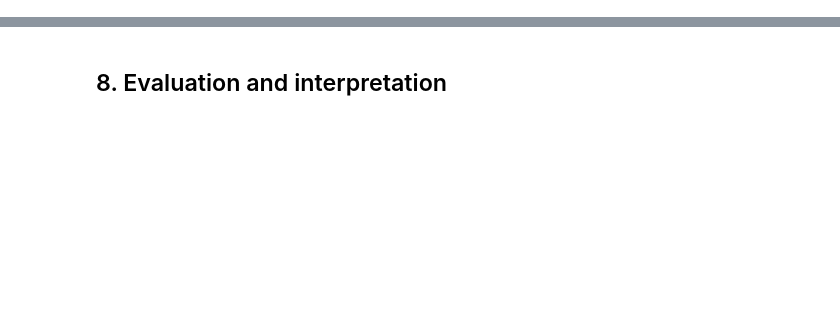
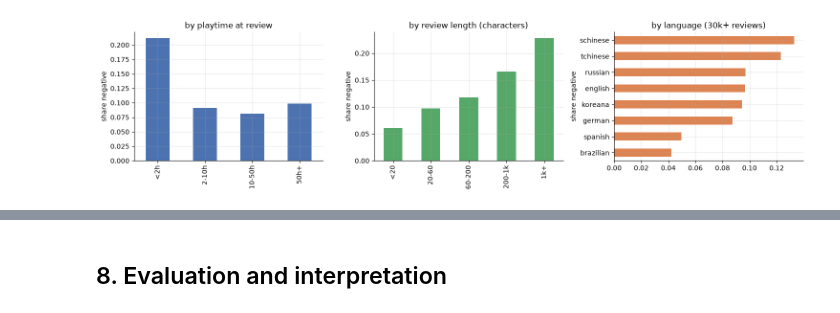
Before and after one commit to Shan713/IndieGuard, a Jupyter notebook: notebooks/review1/IndieGuard_Review1.ipynb, the cells around one changed output, grey strips where cells are left out. Drawn from its saved outputs; the diff is of its cells as text; code cells hidden in the pictures; blank space fills up the shorter version.

```diff
--- a/notebooks/review1/IndieGuard_Review1.ipynb
+++ b/notebooks/review1/IndieGuard_Review1.ipynb
@@ -236,0 +85,12 @@ How to read it:
+# %%
+cols = ["target_is_negative", "playtime_bucket", "in_refund_window", "price_tier", "review_n_chars", "language"]
+rf = pd.read_parquet(FEAT / "review_features", columns=["recommendationid"] + cols)
+
+fig, ax = plt.subplots(1, 3, figsize=(15, 3.8))
+rf[rf.playtime_bucket >= 0].groupby("playtime_bucket").target_is_negative.mean().rename({0: "<2h", 1: "2-10h", 2: "10-50h", 3: "50h+"}).plot.bar(ax=ax[0], color="#4C72B0", title="by playtime at review")
+rf.groupby(pd.cut(rf.review_n_chars, [0, 20, 60, 200, 1000, 1e9], labels=["<20", "20-60", "60-200", "200-1k", "1k+"]), observed=True).target_is_negative.mean().plot.bar(ax=ax[1], color="#55A868", title="by review length (characters)")
+rf.groupby("language").target_is_negative.agg(["mean", "size"]).query("size > 30000")["mean"].sort_values().plot.barh(ax=ax[2], color="#DD8452", title="by language (30k+ reviews)")
+for a in ax: a.set_xlabel(""); a.set_ylabel("share negative")
+plt.tight_layout()
+# %% [output]
+[figure, added]
```
Also changed, not shown: parts of 65 cells of this notebook.
